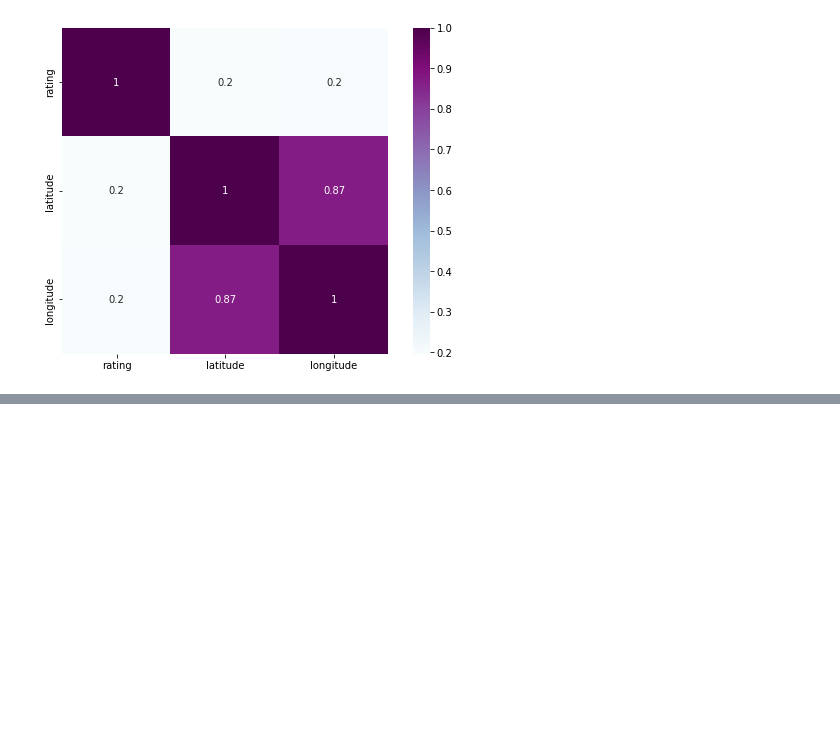
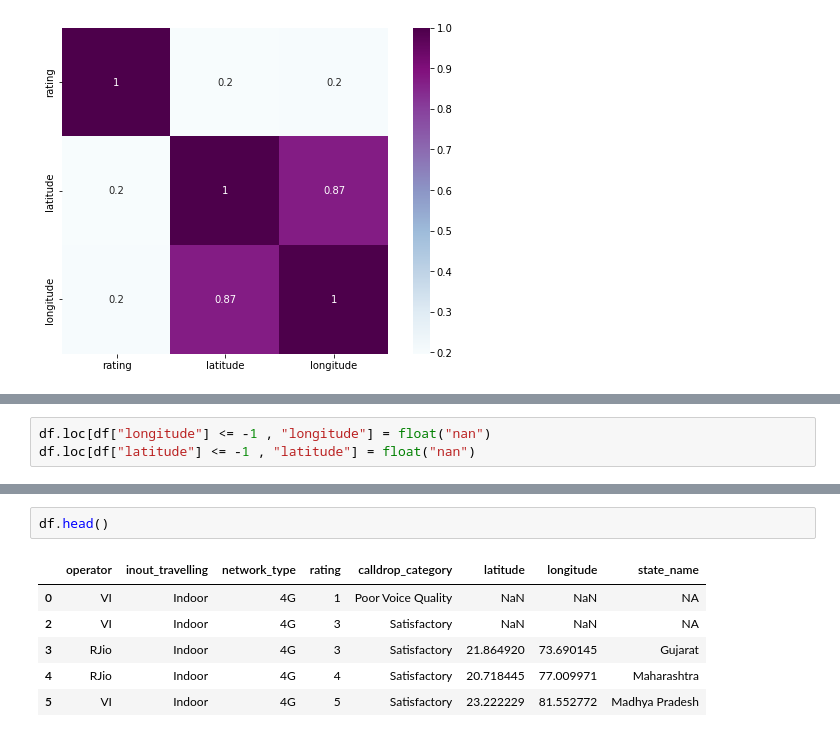
Before and after one commit to netalasawa221/DA_LAB, a Jupyter notebook: DA_Expt1.ipynb, the cells around one changed output, grey strips where cells are left out. Drawn from its saved outputs; the diff is of its cells as text; blank space fills up the shorter version.

```diff
--- a/DA_Expt1.ipynb
+++ b/DA_Expt1.ipynb
@@ -150,0 +187,3 @@ matrix
+# %%
+df.loc[df["longitude"] <= -1 , "longitude"] = float("nan")
+df.loc[df["latitude"] <= -1 , "latitude"] = float("nan")
@@ -150,0 +208,9 @@ matrix
+# %%
+df.head()
+# %% [output]
+|  | operator | inout_travelling | network_type | rating | calldrop_category | latitude | longitude | state_name |
+| 0 | VI | Indoor | 4G | 1 | Poor Voice Quality | NaN | NaN | NA |
+| 2 | VI | Indoor | 4G | 3 | Satisfactory | NaN | NaN | NA |
+| 3 | RJio | Indoor | 4G | 3 | Satisfactory | 21.864920 | 73.690145 | Gujarat |
+| 4 | RJio | Indoor | 4G | 4 | Satisfactory | 20.718445 | 77.009971 | Maharashtra |
+| 5 | VI | Indoor | 4G | 5 | Satisfactory | 23.222229 | 81.552772 | Madhya Pradesh |
```
Also changed, not shown: parts of 19 cells of this notebook.
